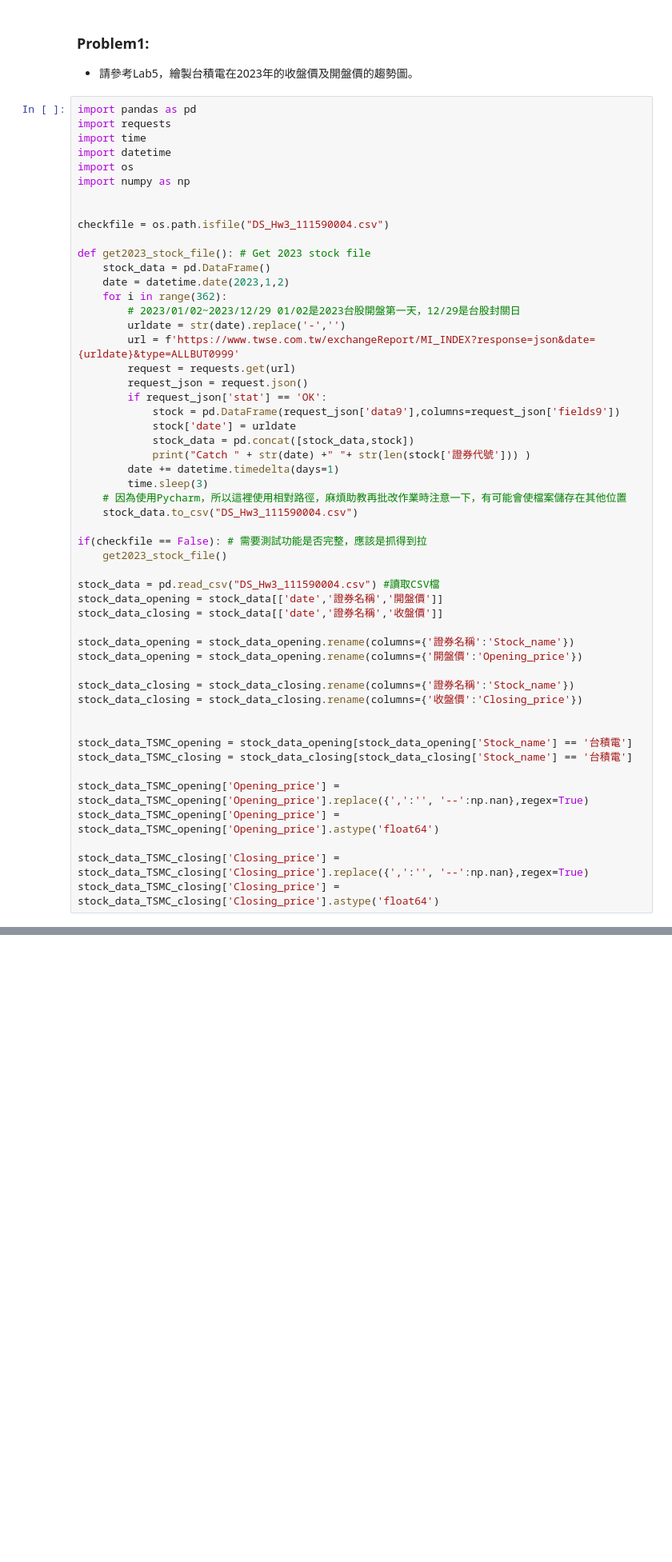
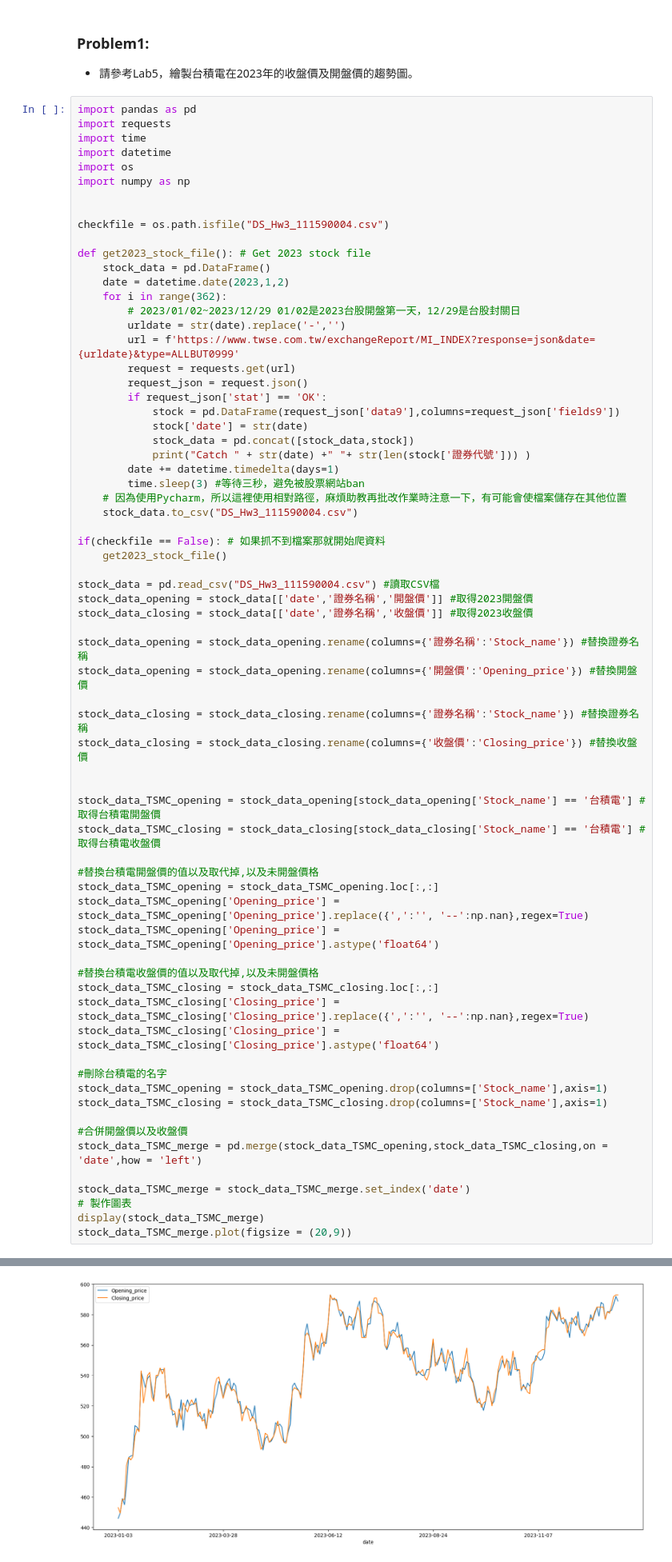
Before and after one commit to kesshoban3310/NTUT-Introduction-to-Data-Science-2024S, a Jupyter notebook: HW3/HW3.ipynb, the cells around one changed output, grey strips where cells are left out. Shown at 80% size. Drawn from its saved outputs; the diff is of its cells as text; blank space fills up the shorter version.

```diff
--- a/HW3/HW3.ipynb
+++ b/HW3/HW3.ipynb
@@ -28,34 +28,50 @@ def get2023_stock_file(): # Get 2023 stock file
         request_json = request.json()
         if request_json['stat'] == 'OK':
             stock = pd.DataFrame(request_json['data9'],columns=request_json['fields9'])
-            stock['date'] = urldate
+            stock['date'] = str(date)
             stock_data = pd.concat([stock_data,stock])
             print("Catch " + str(date) +" "+ str(len(stock['證券代號'])) )
         date += datetime.timedelta(days=1)
-        time.sleep(3)
+        time.sleep(3) #等待三秒，避免被股票網站ban
     # 因為使用Pycharm，所以這裡使用相對路徑，麻煩助教再批改作業時注意一下，有可能會使檔案儲存在其他位置
     stock_data.to_csv("DS_Hw3_111590004.csv")
 
-if(checkfile == False): # 需要測試功能是否完整，應該是抓得到拉
+if(checkfile == False): # 如果抓不到檔案那就開始爬資料
     get2023_stock_file()
 
 stock_data = pd.read_csv("DS_Hw3_111590004.csv") #讀取CSV檔
-stock_data_opening = stock_data[['date','證券名稱','開盤價']]
-stock_data_closing = stock_data[['date','證券名稱','收盤價']]
+stock_data_opening = stock_data[['date','證券名稱','開盤價']] #取得2023開盤價
+stock_data_closing = stock_data[['date','證券名稱','收盤價']] #取得2023收盤價
 
-stock_data_opening = stock_data_opening.rename(columns={'證券名稱':'Stock_name'})
-stock_data_opening = stock_data_opening.rename(columns={'開盤價':'Opening_price'})
+stock_data_opening = stock_data_opening.rename(columns={'證券名稱':'Stock_name'}) #替換證券名稱
+stock_data_opening = stock_data_opening.rename(columns={'開盤價':'Opening_price'}) #替換開盤價
 
-stock_data_closing = stock_data_closing.rename(columns={'證券名稱':'Stock_name'})
-stock_data_closing = stock_data_closing.rename(columns={'收盤價':'Closing_price'})
+stock_data_closing = stock_data_closing.rename(columns={'證券名稱':'Stock_name'}) #替換證券名稱
+stock_data_closing = stock_data_closing.rename(columns={'收盤價':'Closing_price'}) #替換收盤價
 
 
-stock_data_TSMC_opening = stock_data_opening[stock_data_opening['Stock_name'] == '台積電']
-stock_data_TSMC_closing = stock_data_closing[stock_data_closing['Stock_name'] == '台積電']
+stock_data_TSMC_opening = stock_data_opening[stock_data_opening['Stock_name'] == '台積電'] #取得台積電開盤價
+stock_data_TSMC_closing = stock_data_closing[stock_data_closing['Stock_name'] == '台積電'] #取得台積電收盤價
 
+#替換台積電開盤價的值以及取代掉,以及未開盤價格
+stock_data_TSMC_opening = stock_data_TSMC_opening.loc[:,:]
 stock_data_TSMC_opening['Opening_price'] = stock_data_TSMC_opening['Opening_price'].replace({',':'', '--':np.nan},regex=True)
 stock_data_TSMC_opening['Opening_price'] = stock_data_TSMC_opening['Opening_price'].astype('float64')
 
+#替換台積電收盤價的值以及取代掉,以及未開盤價格
+stock_data_TSMC_closing = stock_data_TSMC_closing.loc[:,:]
 stock_data_TSMC_closing['Closing_price'] = stock_data_TSMC_closing['Closing_price'].replace({',':'', '--':np.nan},regex=True)
 stock_data_TSMC_closing['Closing_price'] = stock_data_TSMC_closing['Closing_price'].astype('float64')
+
+#刪除台積電的名字
+stock_data_TSMC_opening = stock_data_TSMC_opening.drop(columns=['Stock_name'],axis=1)
+stock_data_TSMC_closing = stock_data_TSMC_closing.drop(columns=['Stock_name'],axis=1)
+
+#合併開盤價以及收盤價
+stock_data_TSMC_merge = pd.merge(stock_data_TSMC_opening,stock_data_TSMC_closing,on = 'date',how = 'left')
+
+stock_data_TSMC_merge = stock_data_TSMC_merge.set_index('date')
+# 製作圖表
+display(stock_data_TSMC_merge)
+stock_data_TSMC_merge.plot(figsize = (20,9))
 # %% [output]
@@ -95,3 +93,4 @@ See the caveats in the documentation: https://pandas.pydata.org/pandas-docs/stab
+[figure, added]
 # %% [markdown]
 ### Problem2: 手寫過程在紙上後拍照用Markdown附上
 - Construct a decision tree using ID3 algorithm for the database given in the following table.
```
Also changed, not shown: parts of 2 cells of this notebook, 3 other files.
